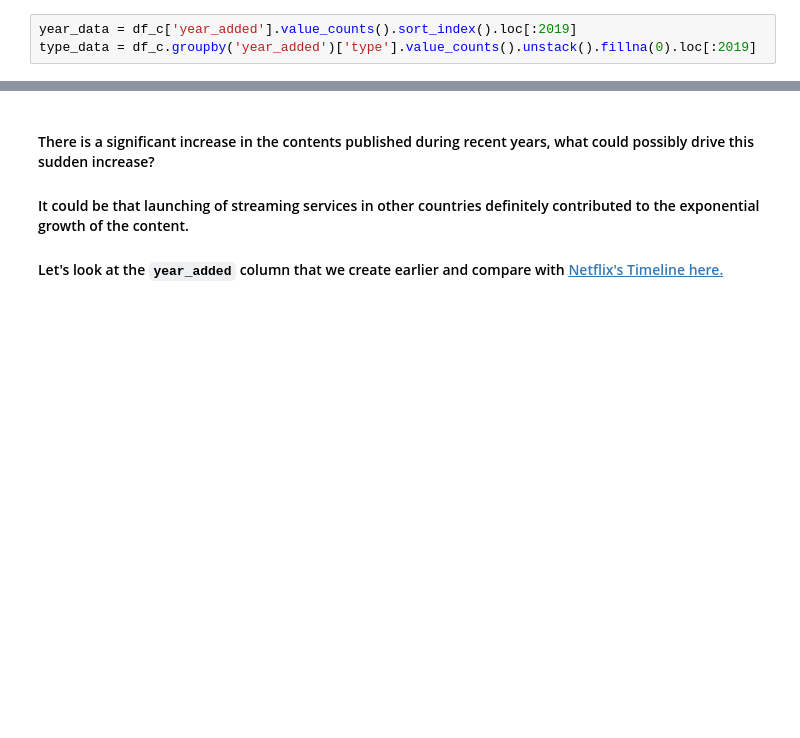
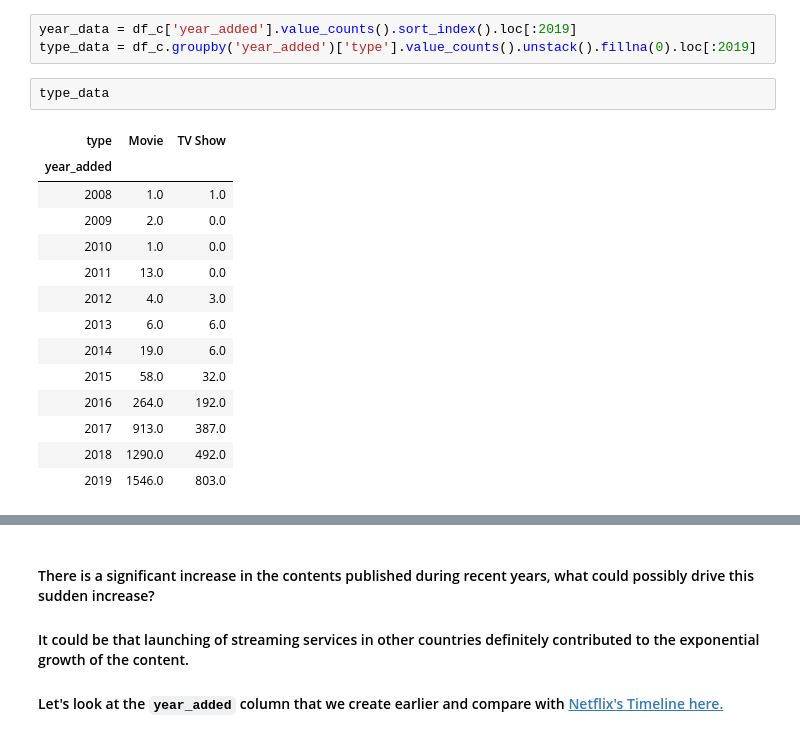
Before and after one commit to salmanmarizki/netflix_shows, a Jupyter notebook: EDA.ipynb, the cells around one changed output, grey strips where cells are left out. Drawn from its saved outputs; the diff is of its cells as text; blank space fills up the shorter version.

```diff
--- a/EDA.ipynb
+++ b/EDA.ipynb
@@ -98,6 +102,23 @@ ax_p = df_c['type'].value_counts().plot(kind='pie',subplots=True, figsize=(10,10
 # %%
 year_data = df_c['year_added'].value_counts().sort_index().loc[:2019]
 type_data = df_c.groupby('year_added')['type'].value_counts().unstack().fillna(0).loc[:2019]
+# %%
+type_data
+# %% [output]
+| type | Movie | TV Show |
+| year_added |  |  |
+| 2008 | 1.0 | 1.0 |
+| 2009 | 2.0 | 0.0 |
+| 2010 | 1.0 | 0.0 |
+| 2011 | 13.0 | 0.0 |
+| 2012 | 4.0 | 3.0 |
+| 2013 | 6.0 | 6.0 |
+| 2014 | 19.0 | 6.0 |
+| 2015 | 58.0 | 32.0 |
+| 2016 | 264.0 | 192.0 |
+| 2017 | 913.0 | 387.0 |
+| 2018 | 1290.0 | 492.0 |
+| 2019 | 1546.0 | 803.0 |
 # %%
 # Trend of the contents published by
 fig, ax = plt.subplots(1,1, figsize=(20,10))
```
Also changed, not shown: parts of 5 cells of this notebook.
